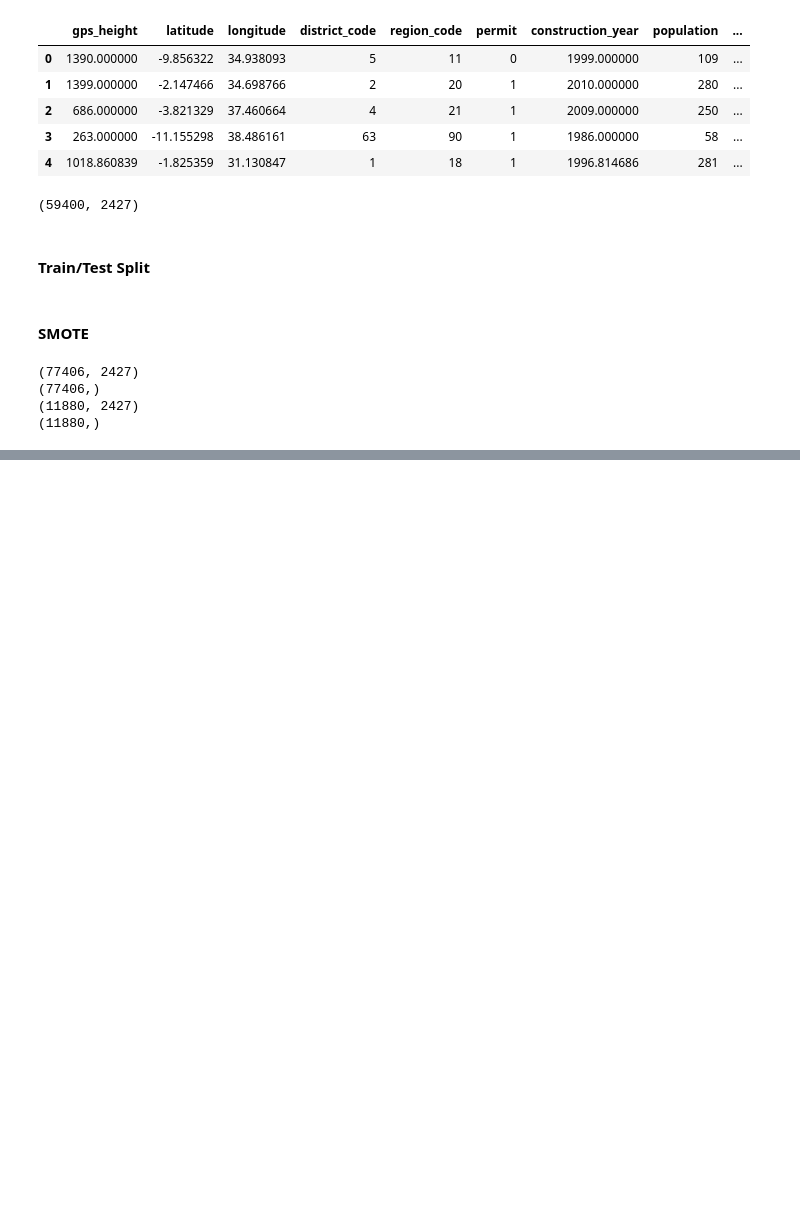
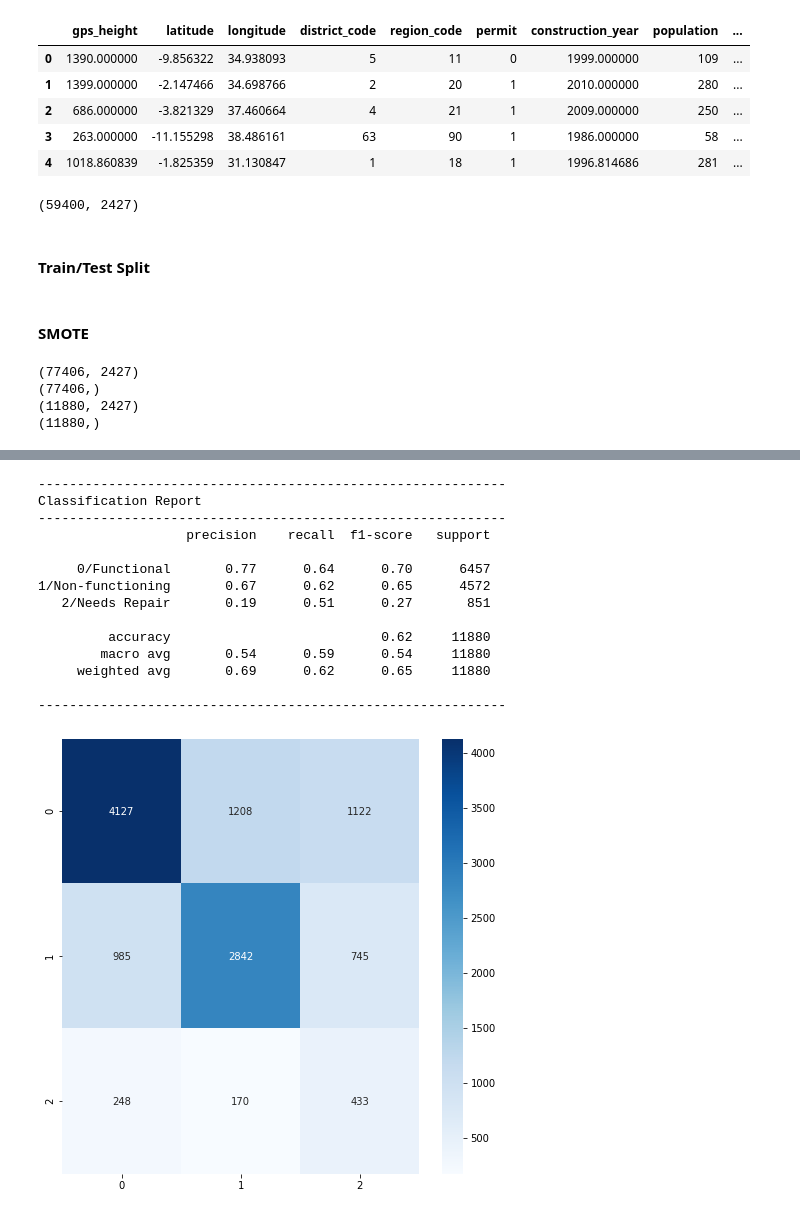
Before and after one commit to davidrtorres/Model-3-Tanzania-Water-Crisis, a Jupyter notebook: student_1_13_22.ipynb, the cells around one changed output, grey strips where cells are left out. Saved outputs shown, nothing was run; the diff lists cells and outputs as text; code cells hidden in the pictures; blank space fills up the shorter version.

```diff
--- a/student_1_13_22.ipynb
+++ b/student_1_13_22.ipynb
@@ -1145,11 +1149,27 @@ def eval_classification_model(X_train_resampled, X_test, y_train_resampled, y_pr
 # %%
 knn_params = gscv_models.iloc[0]['best params']
 knn = KNeighborsClassifier(**knn_params)
-model_k = knn.fit(X_train_resampled, y_train_resampled)
-y_pred_k=model_k.predict(X_test)
+model = knn.fit(X_train_resampled, y_train_resampled)
+y_pred_k=model.predict(X_test)
 # %%
-model_k_cr = eval_classification_model(X_train_resampled, X_test,
+model = eval_classification_model(X_train_resampled, X_test,
                  y_train_resampled, y_pred_k)
+# %% [output]
+------------------------------------------------------------
+Classification Report
+------------------------------------------------------------
+                   precision    recall  f1-score   support
+
+     0/Functional       0.77      0.64      0.70      6457
+1/Non-functioning       0.67      0.62      0.65      4572
+   2/Needs Repair       0.19      0.51      0.27       851
+
+         accuracy                           0.62     11880
+        macro avg       0.54      0.59      0.54     11880
+     weighted avg       0.69      0.62      0.65     11880
+
+------------------------------------------------------------
+[figure, added]
 # %%
 logisticR_params = gscv_models.iloc[1]['best params']
 logisticR = LogisticRegression(**logisticR_params)
```
Also changed, not shown: parts of 3 cells of this notebook.
